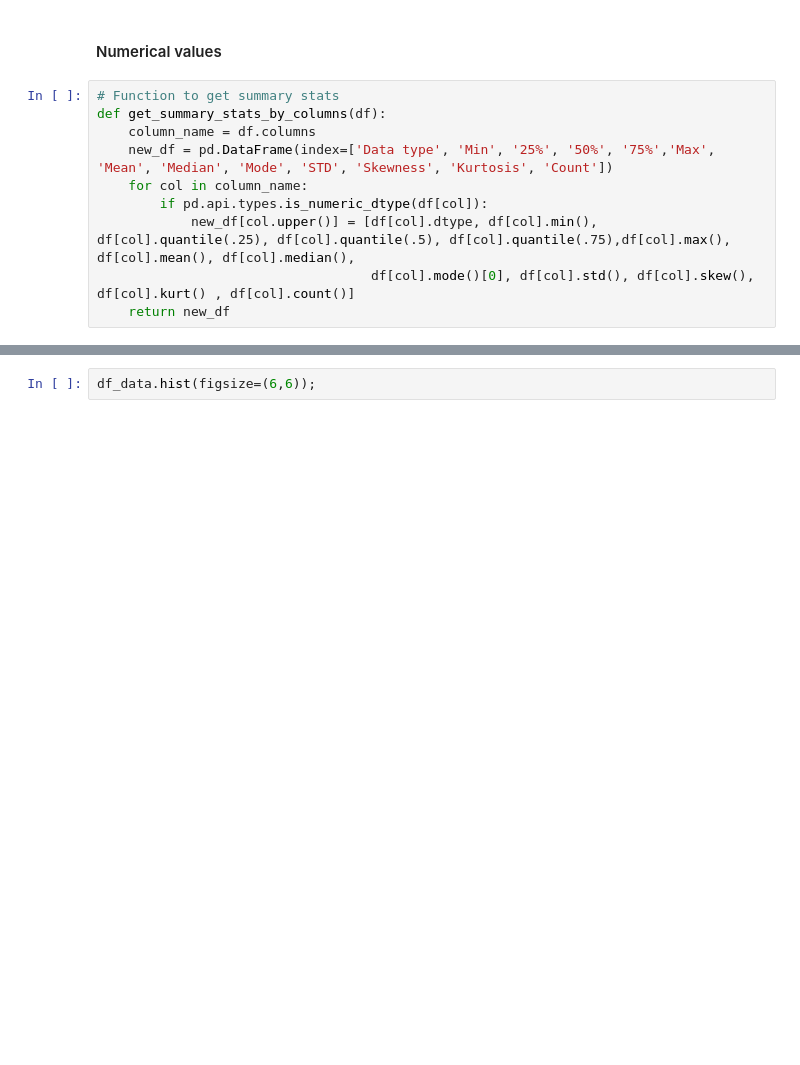
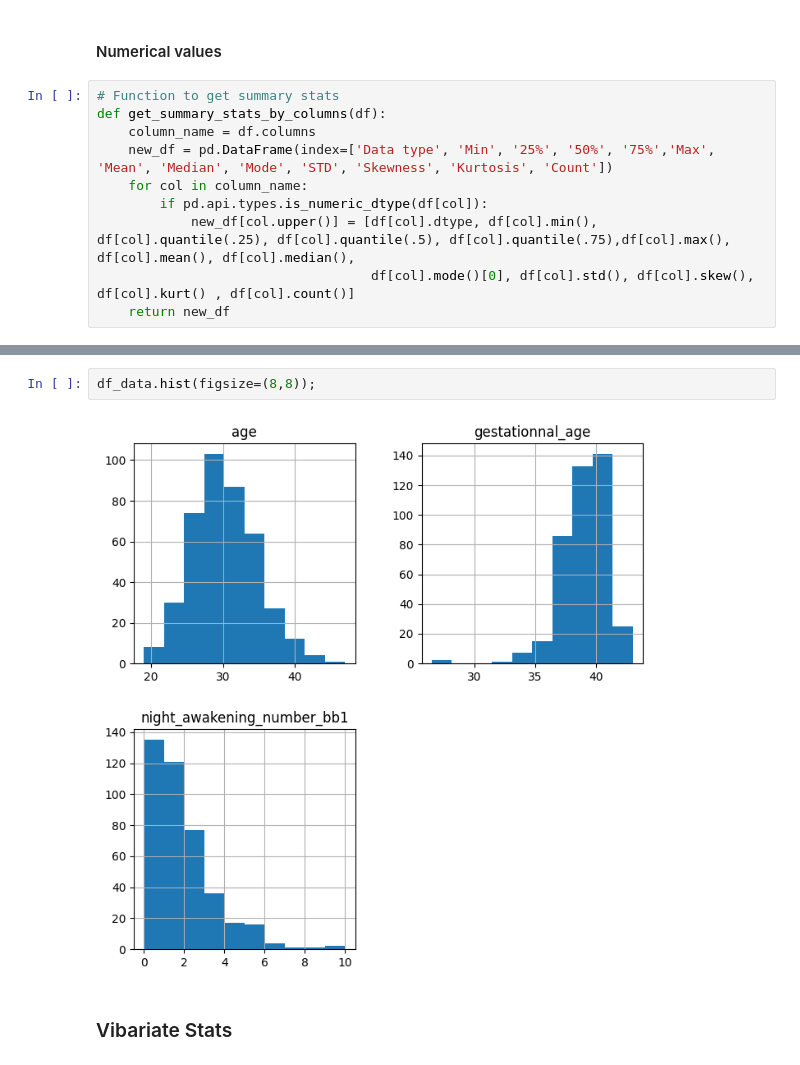
Before and after one commit to DRPproton/Maternal_mental_health_impact_on_infant_sleep, a Jupyter notebook: Maternal mental health impact on infant sleep.ipynb, the cells around one changed output, grey strips where cells are left out. Saved outputs shown, nothing was run; the diff lists cells and outputs as text; blank space fills up the shorter version.

```diff
--- a/Maternal mental health impact on infant sleep.ipynb
+++ b/Maternal mental health impact on infant sleep.ipynb
@@ -485,2 +500,6 @@ get_summary_stats_by_columns(df_data)
 # %%
-df_data.hist(figsize=(6,6));
+df_data.hist(figsize=(8,8));
+# %% [output]
+[figure, added]
+# %% [markdown]
+### Vibariate Stats
```
Also changed, not shown: parts of 33 cells of this notebook.
